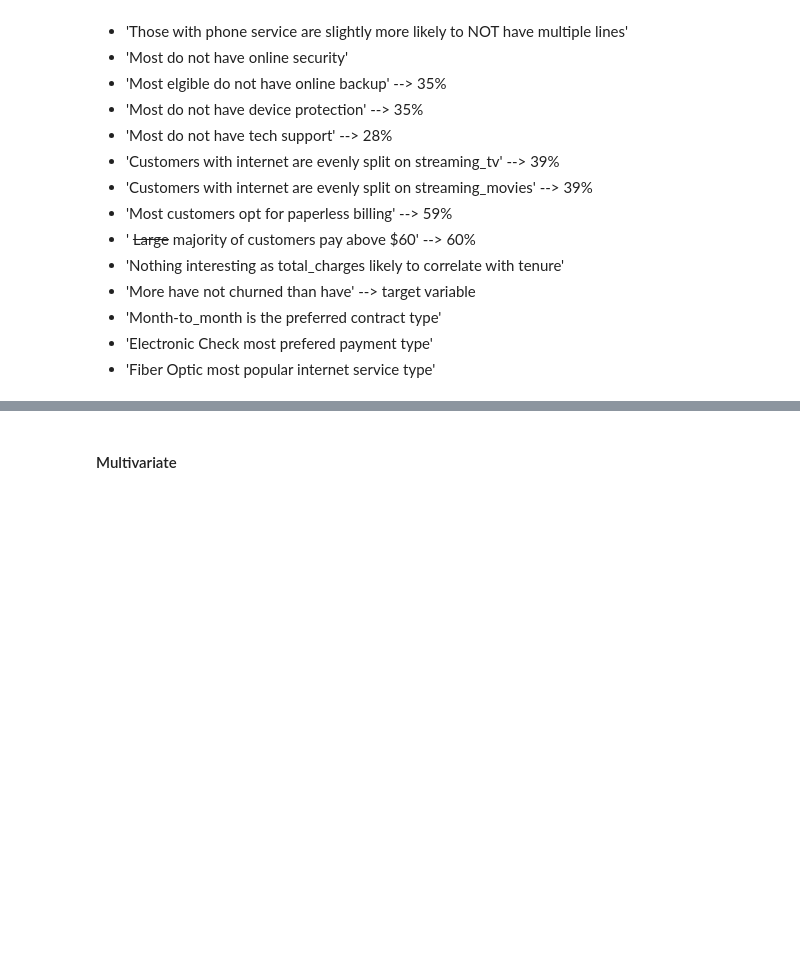
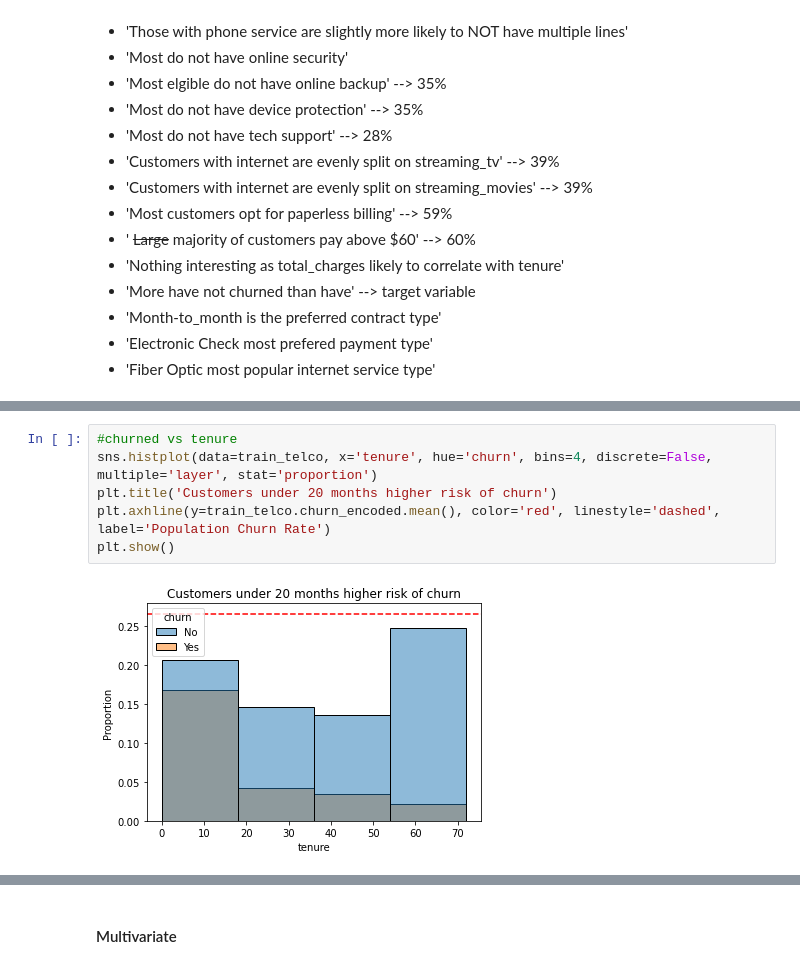
Before and after one commit to joshua-shorterivey/classification-exercises, a Jupyter notebook: classification_exercises.ipynb, the cells around one changed output, grey strips where cells are left out. Cells and saved outputs as stored; diff of their text form; blank space fills up the shorter version.

```diff
--- a/classification_exercises.ipynb
+++ b/classification_exercises.ipynb
@@ -1190,0 +1223,8 @@ for col in telco_numcol:
+# %%
+#churned vs tenure
+sns.histplot(data=train_telco, x='tenure', hue='churn', bins=4, discrete=False, multiple='layer', stat='proportion')
+plt.title('Customers under 20 months higher risk of churn')
+plt.axhline(y=train_telco.churn_encoded.mean(), color='red', linestyle='dashed', label='Population Churn Rate')
+plt.show()
+# %% [output]
+[figure, added]
```
Also changed, not shown: parts of 35 cells of this notebook.
